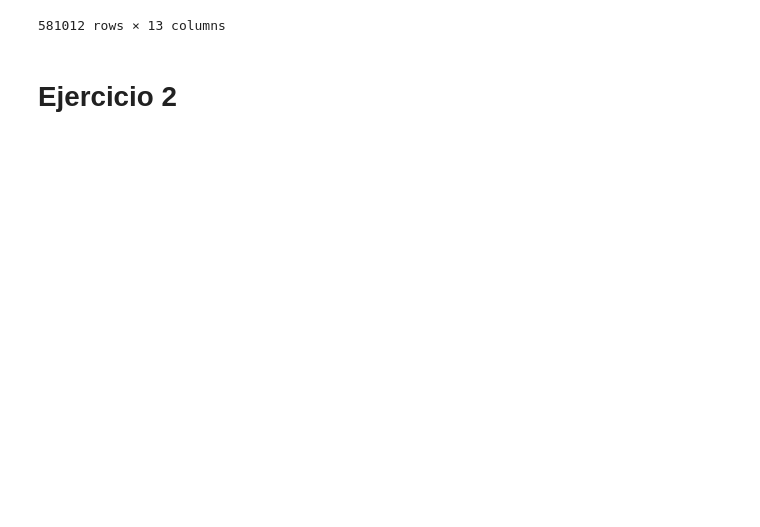
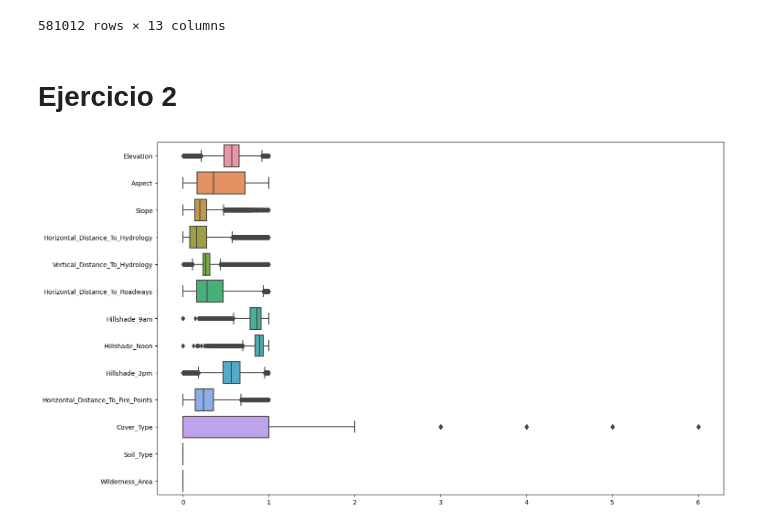
Before and after one commit to Jacobo24/Examen_EDA, a Jupyter notebook: Examen.ipynb, the cells around one changed output. Drawn from its saved outputs; the diff is of its cells as text; code cells hidden in the pictures; blank space fills up the shorter version.

```diff
--- a/Examen.ipynb
+++ b/Examen.ipynb
@@ -69,2 +71,8 @@ data
 # %% [markdown]
 # Ejercicio 2
+# %%
+plt.figure(figsize=(16,10))
+sns.boxplot(data=data, orient="h")
+plt.show()
+# %% [output]
+[figure, added]
```
Also changed, not shown: parts of 6 cells of this notebook, 2 other files.
